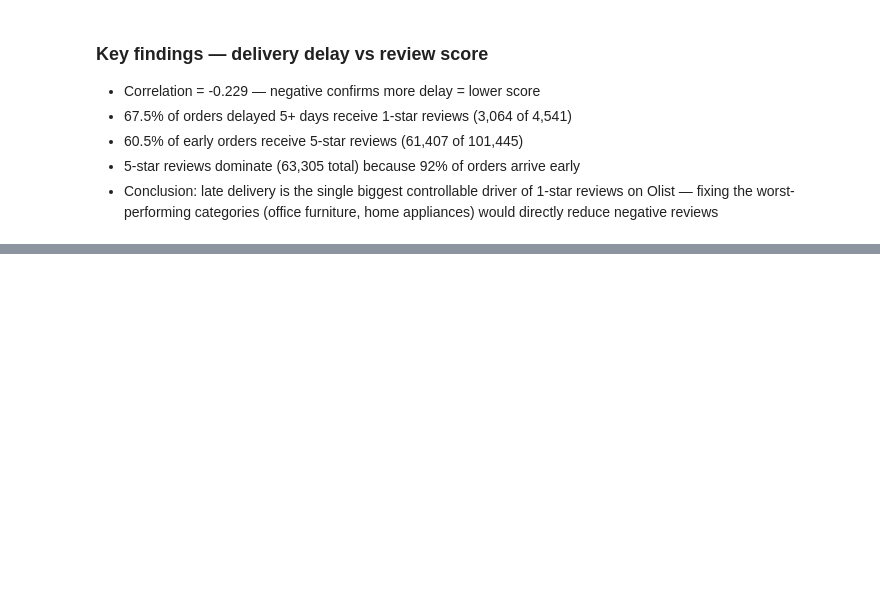
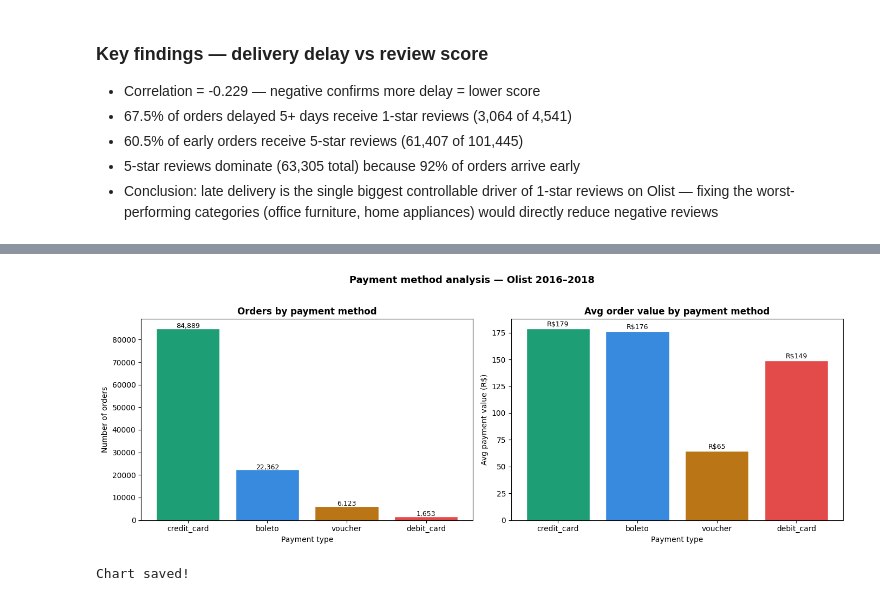
Before and after one commit to ragasree123/olist-ecommerce-analysis, a Jupyter notebook: notebooks/01_olist_week1_analysis.ipynb, the cells around one changed output, grey strips where cells are left out. Cells and saved outputs as stored; diff of their text form; code cells hidden in the pictures; blank space fills up the shorter version.

Commit message:
payment method analysis, installments, geographic revenue by state

```diff
--- a/notebooks/01_olist_week1_analysis.ipynb
+++ b/notebooks/01_olist_week1_analysis.ipynb
@@ -823,0 +828,14 @@ Chart saved!
+# %%
+# Merge payments into df_delivered
+df_payments = df_delivered.merge(
+    order_payments[['order_id', 'payment_type',
+                    'payment_value', 'payment_installments']],
+    on='order_id',
+    how='left'
+)
+
+print(f"Rows: {len(df_payments):,}")
+print(f"\nPayment type distribution:")
+print(df_payments['payment_type'].value_counts())
+print(f"\nAvg payment value by type:")
+print(df_payments.groupby('payment_type')['payment_value'].mean().round(2))
@@ -823,0 +860,56 @@ Chart saved!
+# %%
+import matplotlib.pyplot as plt
+import seaborn as sns
+
+# Group by payment type
+payment_summary = df_payments.groupby('payment_type').agg(
+    order_count=('order_id', 'count'),
+    avg_value=('payment_value', 'mean'),
+    avg_installments=('payment_installments', 'mean'),
+    total_revenue=('payment_value', 'sum')
+).reset_index()
+
+payment_summary = payment_summary.sort_values('order_count', ascending=False)
+
+# Two charts side by side
+fig, (ax1, ax2) = plt.subplots(1, 2, figsize=(14, 5))
+
+# Chart 1 — order count by payment type
+colours1 = ['#1D9E75', '#378ADD', '#BA7517', '#E24B4A']
+bars1 = ax1.bar(payment_summary['payment_type'],
+                payment_summary['order_count'],
+                color=colours1, edgecolor='white')
+
+for bar, count in zip(bars1, payment_summary['order_count']):
+    ax1.text(bar.get_x() + bar.get_width()/2,
+             bar.get_height() + 200,
+             f'{count:,}', ha='center', fontsize=9)
+
+ax1.set_title('Orders by payment method', fontsize=12, fontweight='bold')
+ax1.set_xlabel('Payment type', fontsize=10)
+ax1.set_ylabel('Number of orders', fontsize=10)
+
+# Chart 2 — avg order value by payment type
+bars2 = ax2.bar(payment_summary['payment_type'],
+                payment_summary['avg_value'].round(2),
+                color=colours1, edgecolor='white')
+
+for bar, val in zip(bars2, payment_summary['avg_value']):
+    ax2.text(bar.get_x() + bar.get_width()/2,
+             bar.get_height() + 2,
+             f'R${val:.0f}', ha='center', fontsize=9)
+
+ax2.set_title('Avg order value by payment method', fontsize=12, fontweight='bold')
+ax2.set_xlabel('Payment type', fontsize=10)
+ax2.set_ylabel('Avg payment value (R$)', fontsize=10)
+
+plt.suptitle('Payment method analysis — Olist 2016–2018',
+             fontsize=13, fontweight='bold', y=1.02)
+plt.tight_layout()
+plt.savefig(r'E:\NILE TECH\DataAnalyst90Days\Phase1_Olist\images\payment_analysis.png',
+            dpi=150, bbox_inches='tight')
+plt.show()
+print("Chart saved!")
+# %% [output]
+[figure, added]
+Chart saved!
```
Also changed, not shown: parts of 5 cells of this notebook.
